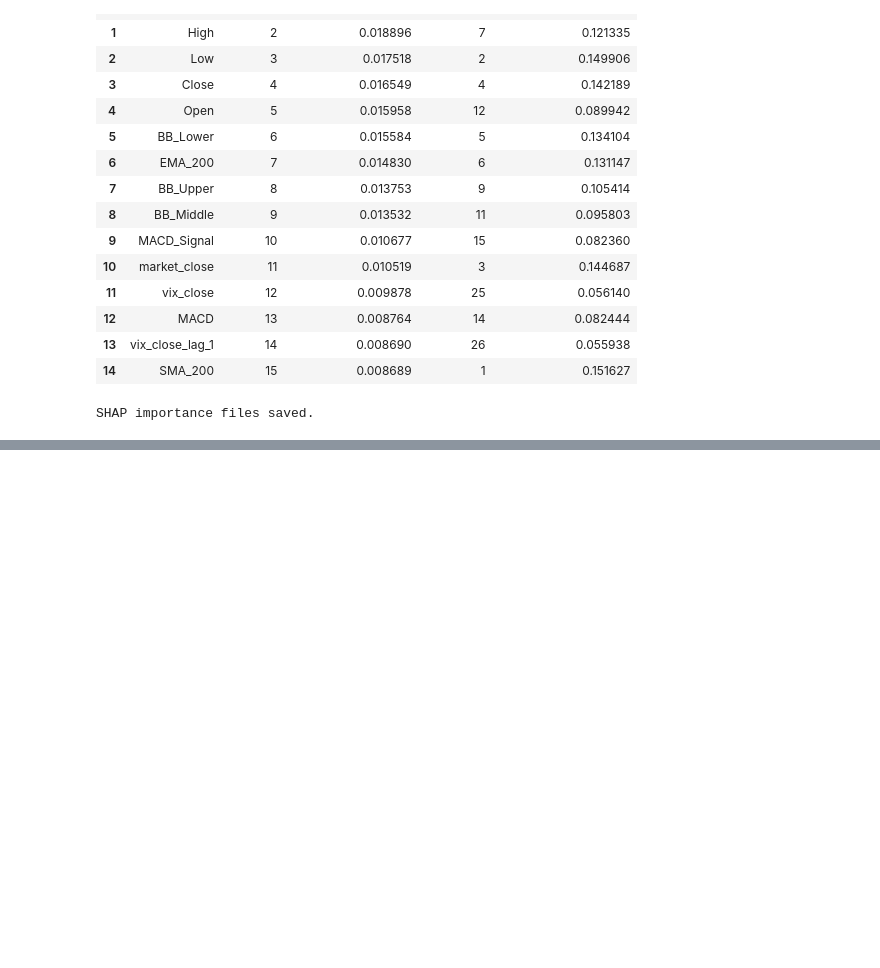
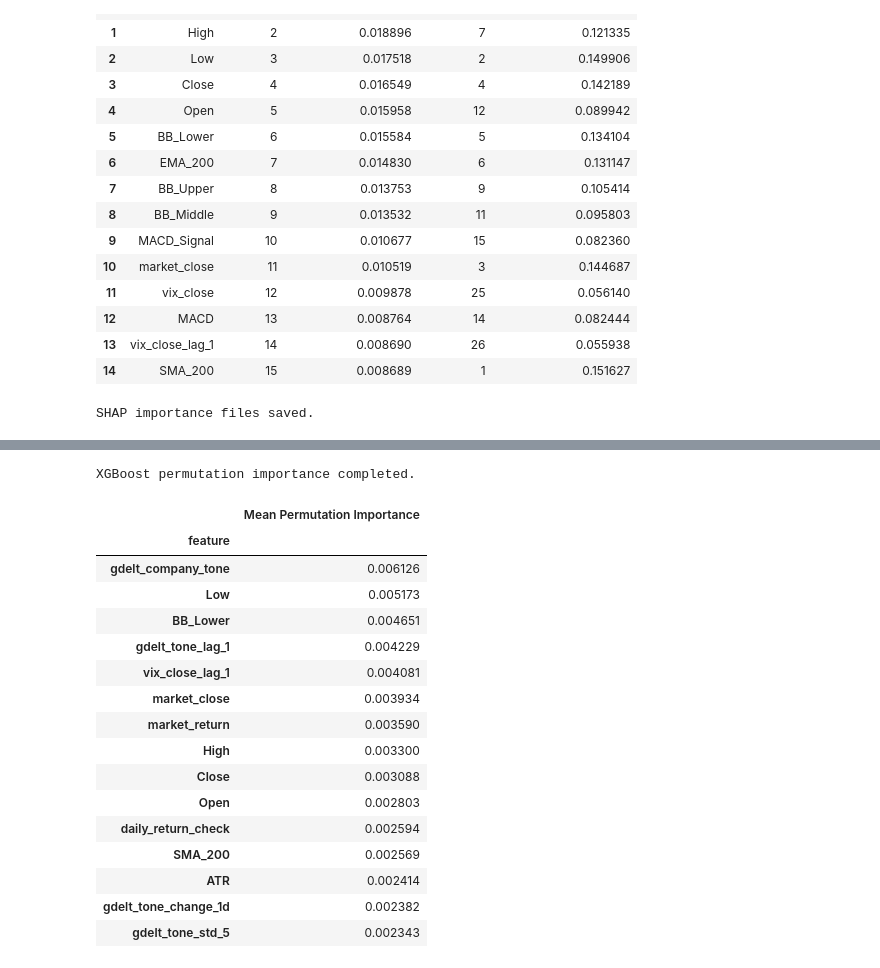
Before and after one commit to PhyoThor/Advance_Machine_Learning, a Jupyter notebook: 13b_Explanability.ipynb, the cells around one changed output, grey strips where cells are left out. Saved outputs shown, nothing was run; the diff lists cells and outputs as text; code cells hidden in the pictures; blank space fills up the shorter version.

```diff
--- a/13b_Explanability.ipynb
+++ b/13b_Explanability.ipynb
@@ -564,0 +598,54 @@ SHAP importance files saved.
+# %%
+xgb_perm_importance = {}
+
+for stock in stocks:
+
+    model = xgb_models[stock]
+    x_test = stock_data[stock]["x_test"]
+    y_test = stock_data[stock]["y_test"]
+
+    result = permutation_importance(
+        model,
+        x_test,
+        y_test,
+        scoring="balanced_accuracy",
+        n_repeats=10,
+        random_state=42,
+        n_jobs=-1
+    )
+
+    xgb_perm_importance[stock] = pd.DataFrame({
+        "feature": FEATURE_COLUMNS,
+        "importance_mean": result.importances_mean,
+        "importance_std": result.importances_std
+    }).sort_values(
+        "importance_mean",
+        ascending=False
+    )
+
+print("XGBoost permutation importance completed.")
+# %% [output]
+XGBoost permutation importance completed.
+# %%
+rf_perm_all = pd.concat([df.assign(stock=stock)for stock, df in rf_perm_importance.items()],ignore_index=True)
+rf_perm_overall = (rf_perm_all.groupby("feature")["importance_mean"].mean().sort_values(ascending=False))
+
+display(rf_perm_overall.head(15).to_frame("Mean Permutation Importance"))
+# %% [output]
+|  | Mean Permutation Importance |
+| feature |  |
+| gdelt_company_tone | 0.006126 |
+| Low | 0.005173 |
+| BB_Lower | 0.004651 |
+| gdelt_tone_lag_1 | 0.004229 |
+| vix_close_lag_1 | 0.004081 |
+| market_close | 0.003934 |
+| market_return | 0.003590 |
+| High | 0.003300 |
+| Close | 0.003088 |
+| Open | 0.002803 |
+| daily_return_check | 0.002594 |
+| SMA_200 | 0.002569 |
+| ATR | 0.002414 |
+| gdelt_tone_change_1d | 0.002382 |
+| gdelt_tone_std_5 | 0.002343 |
```
Also changed, not shown: parts of 6 cells of this notebook.
